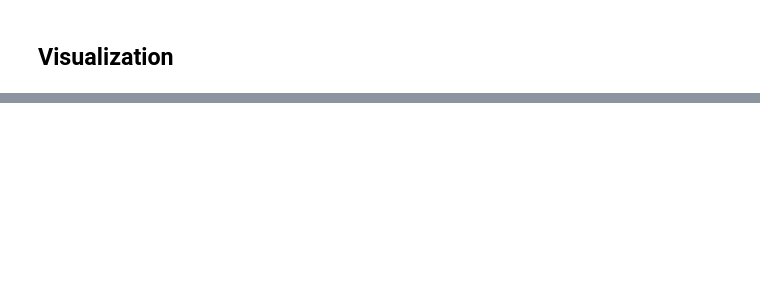
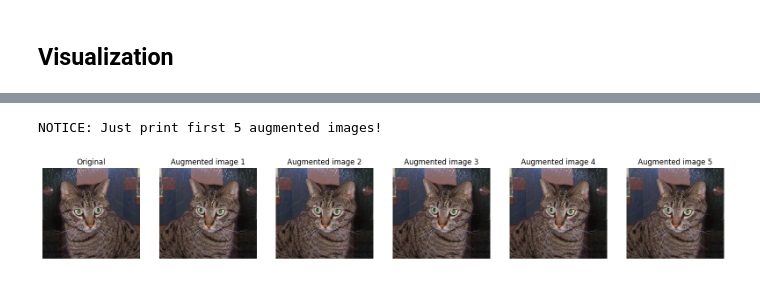
Before and after one commit to DucTrung1802/DS, a Jupyter notebook: Keras_Tutorial/Image_Augmetation.ipynb, the cells around one changed output, grey strips where cells are left out. Saved outputs shown, nothing was run; the diff lists cells and outputs as text; code cells hidden in the pictures; blank space fills up the shorter version.

Commit message:
CHECKPOINT Image_Augmetation

```diff
--- a/Keras_Tutorial/Image_Augmetation.ipynb
+++ b/Keras_Tutorial/Image_Augmetation.ipynb
@@ -36,7 +54,16 @@ assert (len(os.listdir(IMAGE_DATASET_DIRECTORY_PATH))), (f"IMAGE_DATASET_DIRECTO
 # %%
-if AUGMENTATION_RANDOM_CHECK_AMOUNT:
+if AUGMENTATION_RANDOM_CHECK_ENABLE:
     sample_images = []
-    sample_list = random.sample(os.listdir(IMAGE_DATASET_DIRECTORY_PATH), AUGMENTATION_RANDOM_CHECK_AMOUNT)
-    image = cv2.imread(os.path.join(IMAGE_DATASET_DIRECTORY_PATH, sample_list[0]))
-    # OpenCV reads an image in BGR format (so color channels of the image have the following order: Blue, Green, Red). Albumentations uses the most common and popular RGB image format. So when using OpenCV, we need to convert the image format to RGB explicitly.
-    image = cv2.cvtColor(image, cv2.COLOR_BGR2RGB)
+    transformed_image_matrix = []
+    sample_name_list = random.sample(os.listdir(IMAGE_DATASET_DIRECTORY_PATH), AUGMENTATION_RANDOM_CHECK_AMOUNT)
+    for i in range(AUGMENTATION_RANDOM_CHECK_AMOUNT):
+        image = cv2.imread(os.path.join(IMAGE_DATASET_DIRECTORY_PATH, sample_name_list[i]))
+        # OpenCV reads an image in BGR format (so color channels of the image have the following order: Blue, Green, Red). Albumentations uses the most common and popular RGB image format. So when using OpenCV, we need to convert the image format to RGB explicitly.
+        image = cv2.cvtColor(image, cv2.COLOR_BGR2RGB)
+        sample_images.append(image)
+
+        transformed_image_list = []
+        for j in range(AUGMENTATION_REPLICA_AMOUNT):
+            transformed_image_list.append(transform(image=image)["image"])
+
+        transformed_image_matrix.append(transformed_image_list)
@@ -70,0 +72,29 @@ axarr[1, 0].imshow(transformed_image_2)
+# %%
+# Print at most 5 augmented images!
+augmented_image_visualization_amount = min(5, AUGMENTATION_REPLICA_AMOUNT)
+
+fig, axarr = plt.subplots(
+    AUGMENTATION_RANDOM_CHECK_AMOUNT, augmented_image_visualization_amount + 1
+)
+fig.set_figheight(10)
+fig.set_figwidth(20)
+
+
+if AUGMENTATION_RANDOM_CHECK_AMOUNT == 1:
+    # For 1 sample image
+    axarr[0].axis("off")
+    axarr[0].set_title("Original")
+    axarr[0].imshow(image)
+    print(
+        f"NOTICE: Just print first {augmented_image_visualization_amount} augmented images!"
+    )
+    for i in range(1, augmented_image_visualization_amount + 1):
+        axarr[i].axis("off")
+        axarr[i].set_title(f"Augmented image {i}")
+        axarr[i].imshow(transformed_image_matrix[0][i - 1])
+else:
+    # For multiple sample images
+    pass
+# %% [output]
+NOTICE: Just print first 5 augmented images!
+[figure, added]
```
Also changed, not shown: parts of 8 cells of this notebook.
